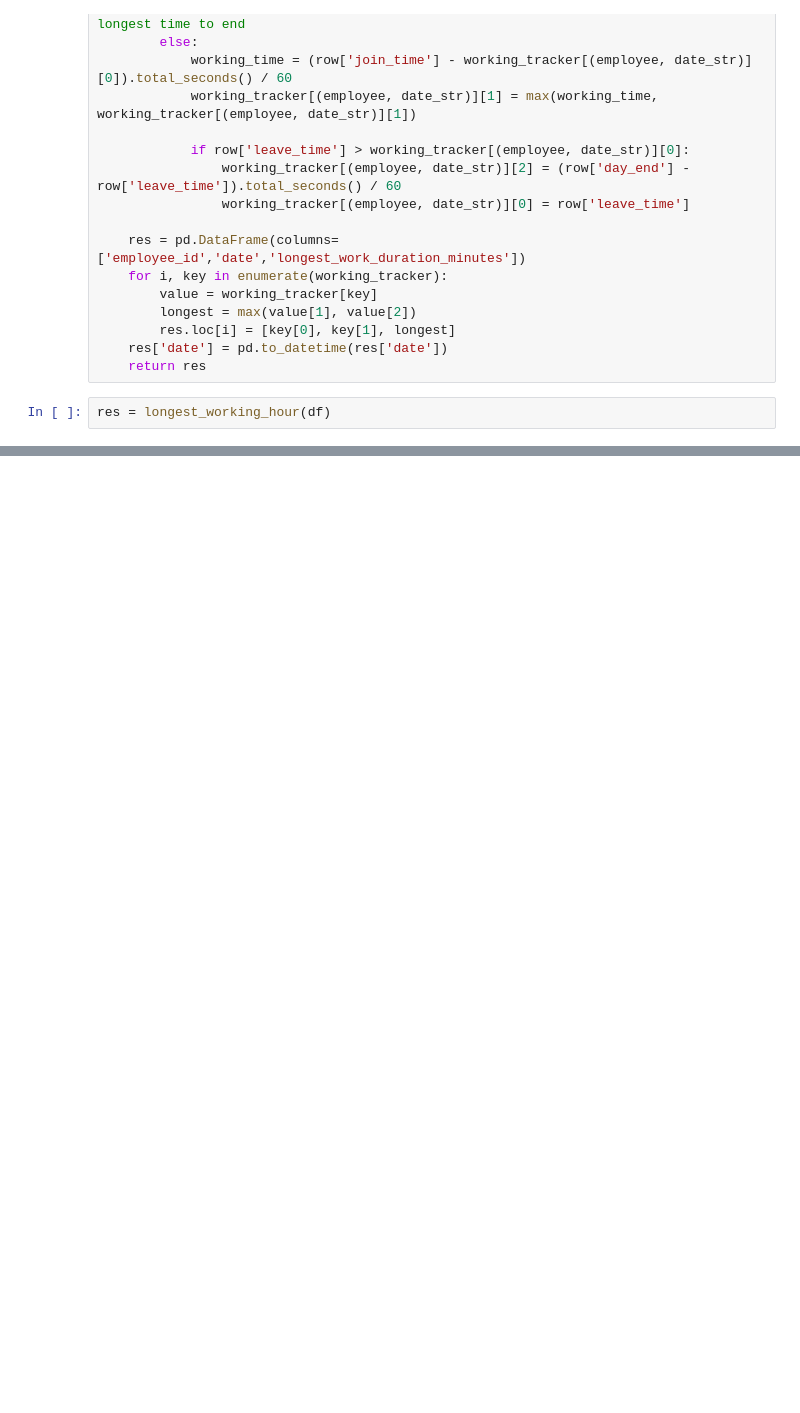
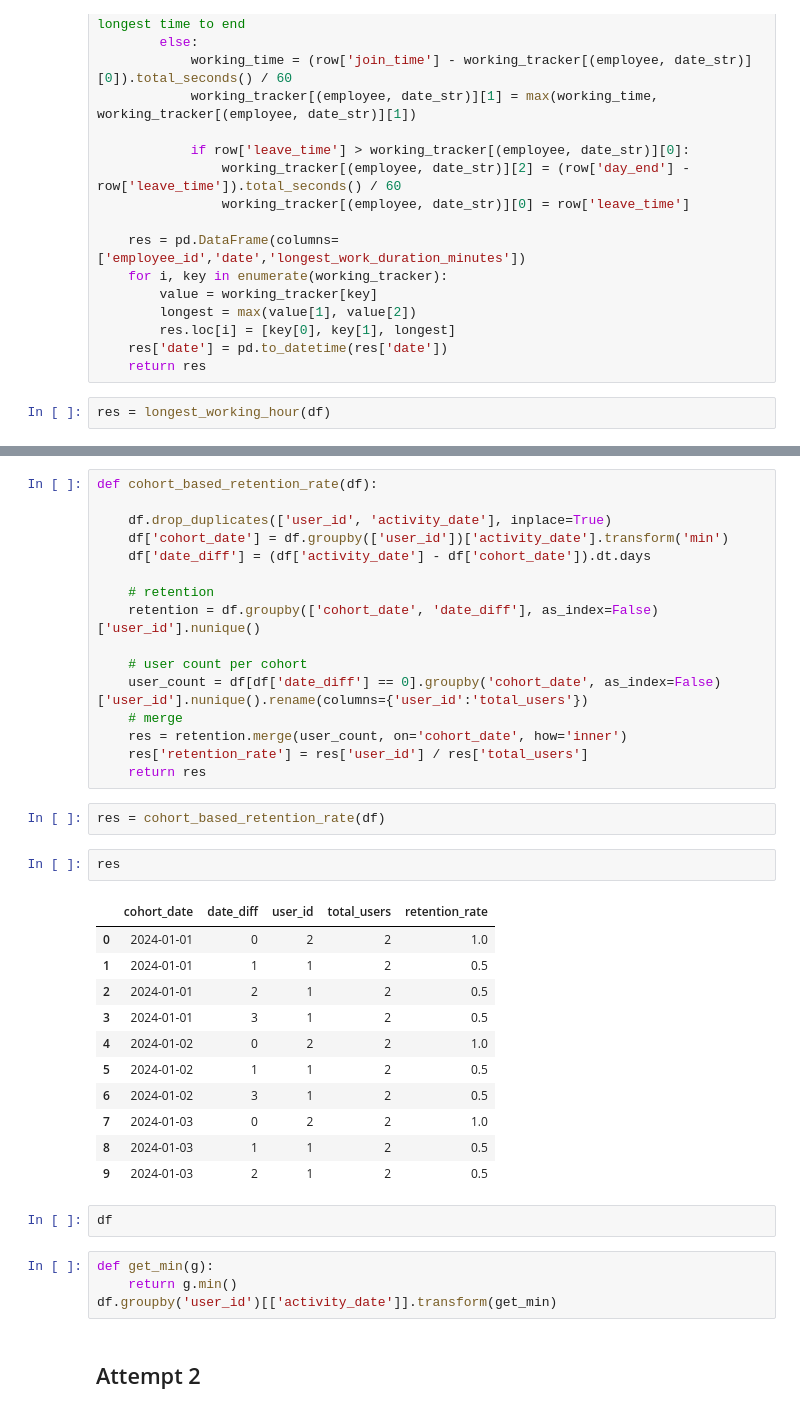
Before and after one commit to lonelysun1990/prototype, a Jupyter notebook: pandas3.ipynb, the cells around one changed output, grey strips where cells are left out. Cells and saved outputs as stored; diff of their text form; blank space fills up the shorter version.

```diff
--- a/pandas3.ipynb
+++ b/pandas3.ipynb
@@ -191,0 +415,40 @@ df
+# %%
+def cohort_based_retention_rate(df):
+
+    df.drop_duplicates(['user_id', 'activity_date'], inplace=True)
+    df['cohort_date'] = df.groupby(['user_id'])['activity_date'].transform('min')
+    df['date_diff'] = (df['activity_date'] - df['cohort_date']).dt.days
+
+    # retention
+    retention = df.groupby(['cohort_date', 'date_diff'], as_index=False)['user_id'].nunique()
+
+    # user count per cohort
+    user_count = df[df['date_diff'] == 0].groupby('cohort_date', as_index=False)['user_id'].nunique().rename(columns={'user_id':'total_users'})
+    # merge
+    res = retention.merge(user_count, on='cohort_date', how='inner')
+    res['retention_rate'] = res['user_id'] / res['total_users']
+    return res
+# %%
+res = cohort_based_retention_rate(df)
+# %%
+res
+# %% [output]
+|  | cohort_date | date_diff | user_id | total_users | retention_rate |
+| 0 | 2024-01-01 | 0 | 2 | 2 | 1.0 |
+| 1 | 2024-01-01 | 1 | 1 | 2 | 0.5 |
+| 2 | 2024-01-01 | 2 | 1 | 2 | 0.5 |
+| 3 | 2024-01-01 | 3 | 1 | 2 | 0.5 |
+| 4 | 2024-01-02 | 0 | 2 | 2 | 1.0 |
+| 5 | 2024-01-02 | 1 | 1 | 2 | 0.5 |
+| 6 | 2024-01-02 | 3 | 1 | 2 | 0.5 |
+| 7 | 2024-01-03 | 0 | 2 | 2 | 1.0 |
+| 8 | 2024-01-03 | 1 | 1 | 2 | 0.5 |
+| 9 | 2024-01-03 | 2 | 1 | 2 | 0.5 |
+# %%
+df
+# %%
+def get_min(g):
+    return g.min()
+df.groupby('user_id')[['activity_date']].transform(get_min)
+# %% [markdown]
+## Attempt 2
```
Also changed, not shown: parts of 96 cells of this notebook, 5 other files.
